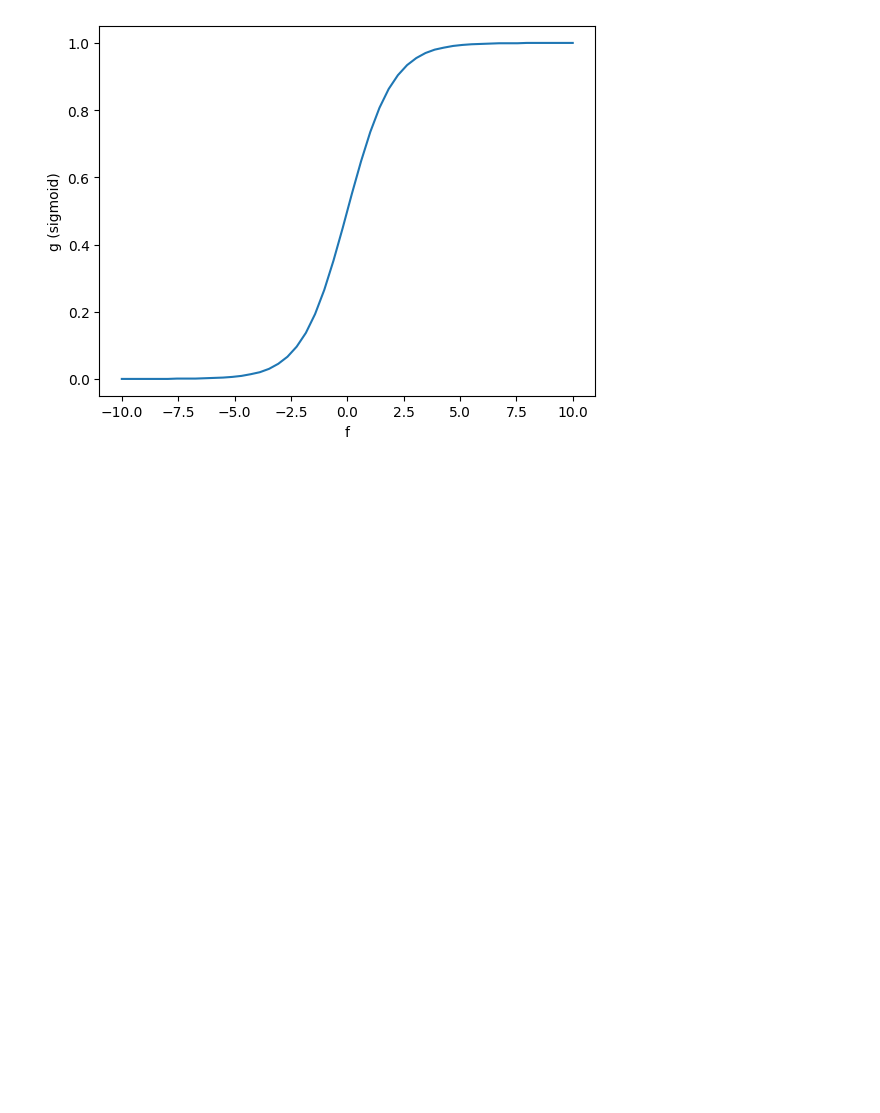
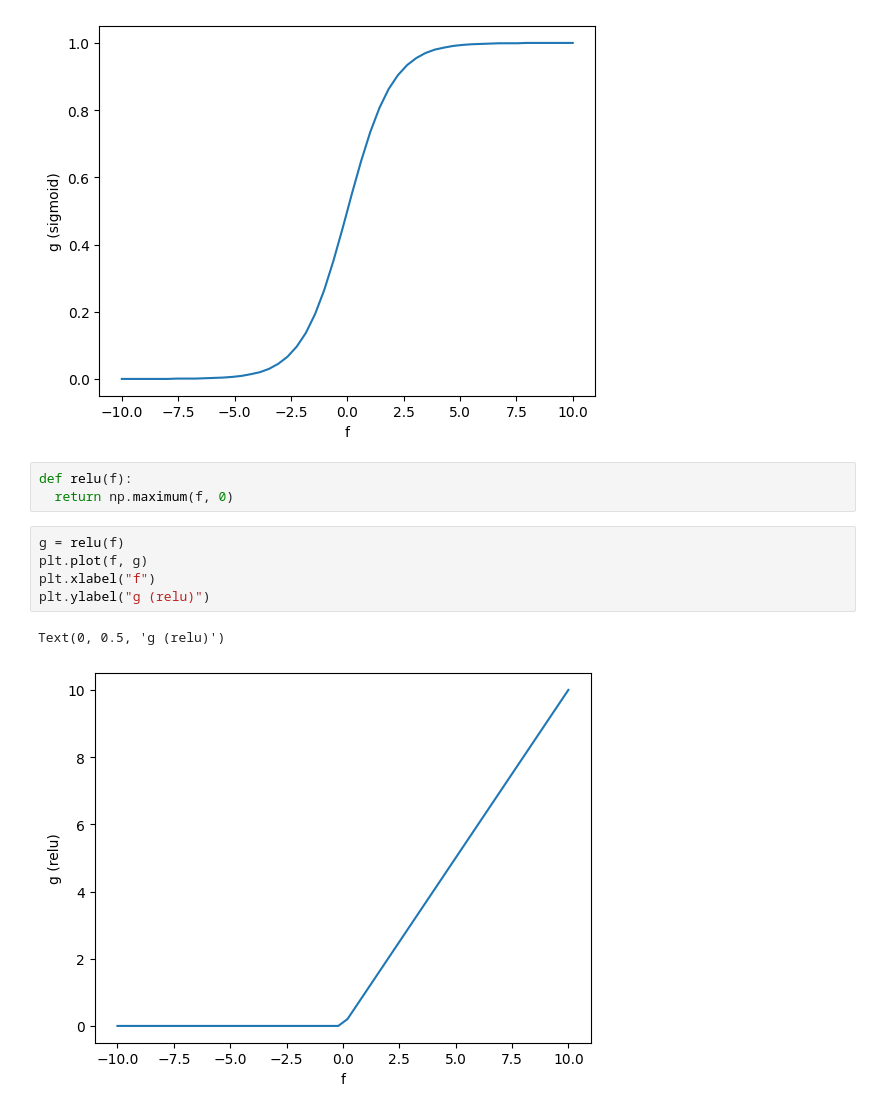
Before and after one commit to NikolayIvTkachenko/Colab_Python_AI_NeuroNetwork, a Jupyter notebook: ExampleAI.ipynb, the cells around one changed output. Saved outputs shown, nothing was run; the diff lists cells and outputs as text; blank space fills up the shorter version.

```diff
--- a/ExampleAI.ipynb
+++ b/ExampleAI.ipynb
@@ -37,3 +37,14 @@ plt.ylabel("g (sigmoid)")
 # %% [output]
 Text(0, 0.5, 'g (sigmoid)')
 [figure]
+# %%
+def relu(f):
+  return np.maximum(f, 0)
+# %%
+g = relu(f)
+plt.plot(f, g)
+plt.xlabel("f")
+plt.ylabel("g (relu)")
+# %% [output]
+Text(0, 0.5, 'g (relu)')
+[figure, added]
```
